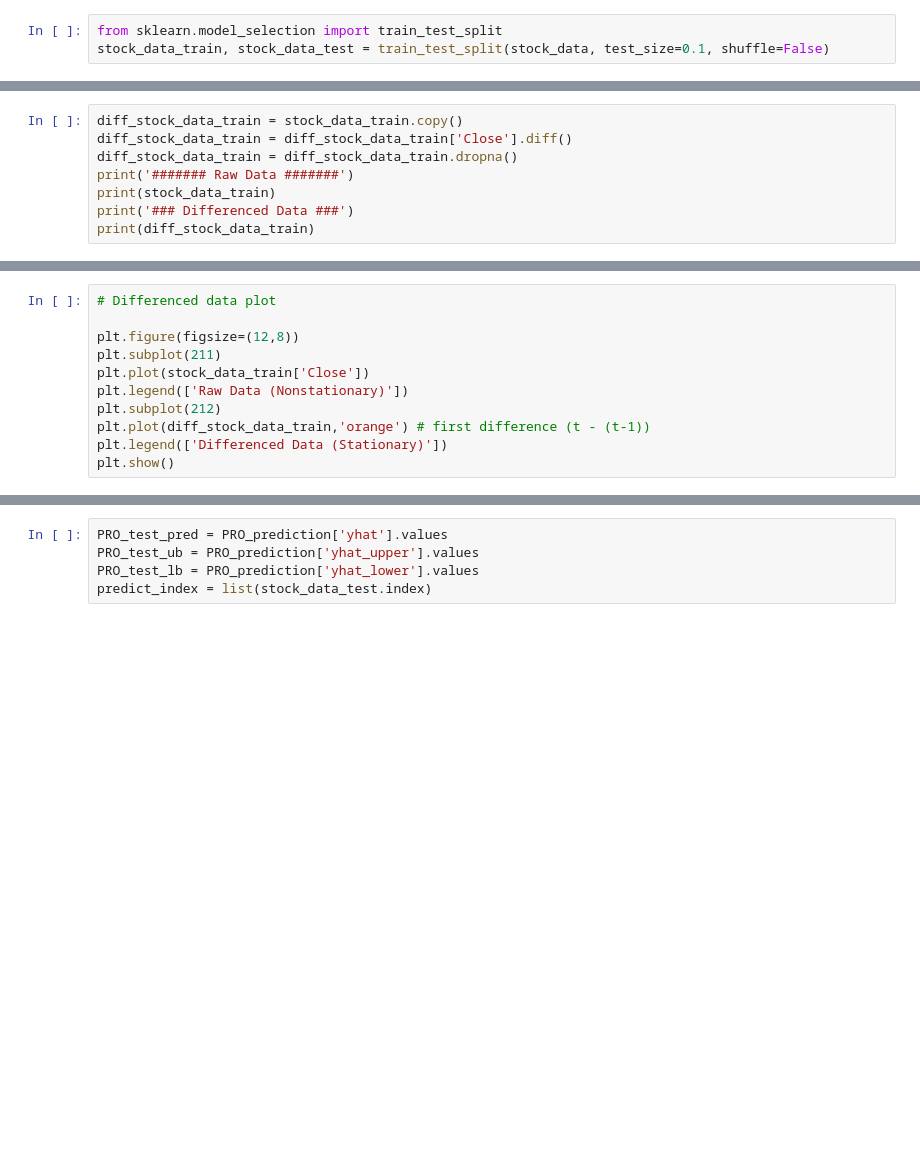
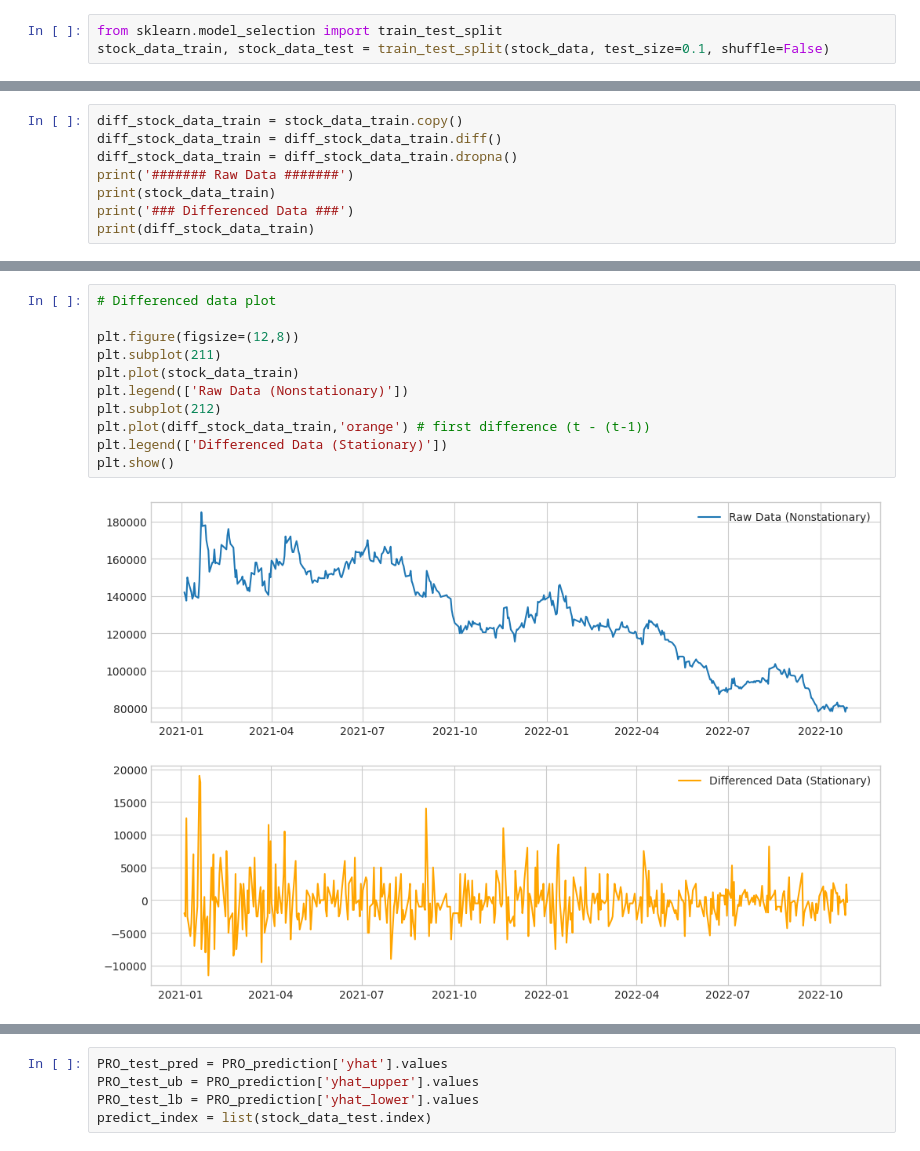
Before and after one commit to hansam95/LG-Elec-Day3, a Jupyter notebook: 04-Time-Series-Forecasting-Tutorials2.ipynb, the cells around one changed output, grey strips where cells are left out. Cells and saved outputs as stored; diff of their text form; blank space fills up the shorter version.

```diff
--- a/04-Time-Series-Forecasting-Tutorials2.ipynb
+++ b/04-Time-Series-Forecasting-Tutorials2.ipynb
@@ -565,6 +896,6 @@ sm.graphics.tsa.plot_pacf(stock_data_train.values.squeeze(), lags=40, ax=ax[1]);
 # %%
 diff_stock_data_train = stock_data_train.copy()
-diff_stock_data_train = diff_stock_data_train['Close'].diff()
+diff_stock_data_train = diff_stock_data_train.diff()
 diff_stock_data_train = diff_stock_data_train.dropna()
 print('####### Raw Data #######')
 print(stock_data_train)
@@ -573,14 +922,16 @@ print(diff_stock_data_train)
 # %%
 # Differenced data plot
 
 plt.figure(figsize=(12,8))
 plt.subplot(211)
-plt.plot(stock_data_train['Close'])
+plt.plot(stock_data_train)
 plt.legend(['Raw Data (Nonstationary)'])
 plt.subplot(212)
 plt.plot(diff_stock_data_train,'orange') # first difference (t - (t-1))
 plt.legend(['Differenced Data (Stationary)'])
 plt.show()
+# %% [output]
+[figure, added]
 # %%
 fig, ax = plt.subplots(1,2,figsize=(10,5))
 fig.suptitle('Differenced Data')
```
Also changed, not shown: parts of 48 cells of this notebook, 8 other files.
